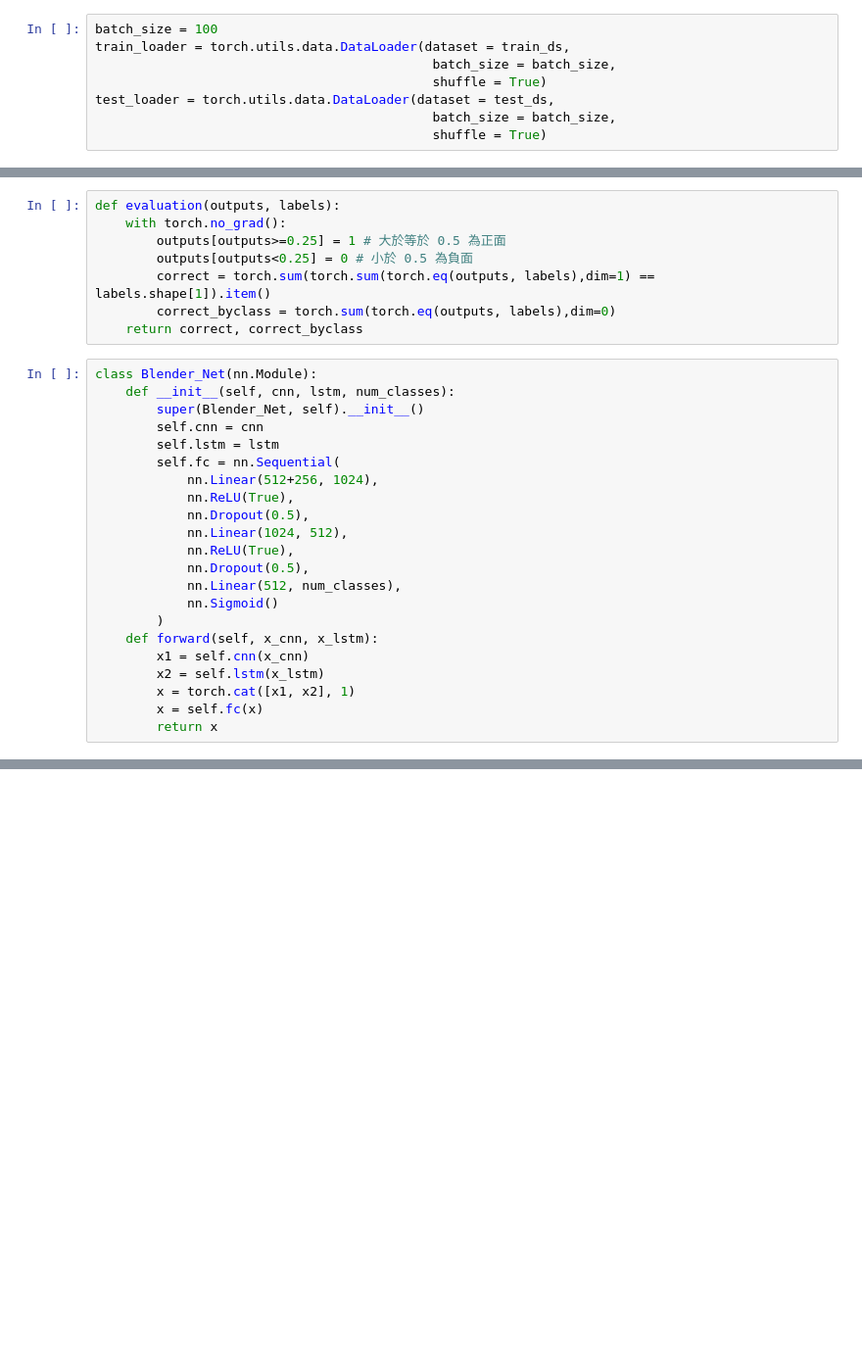
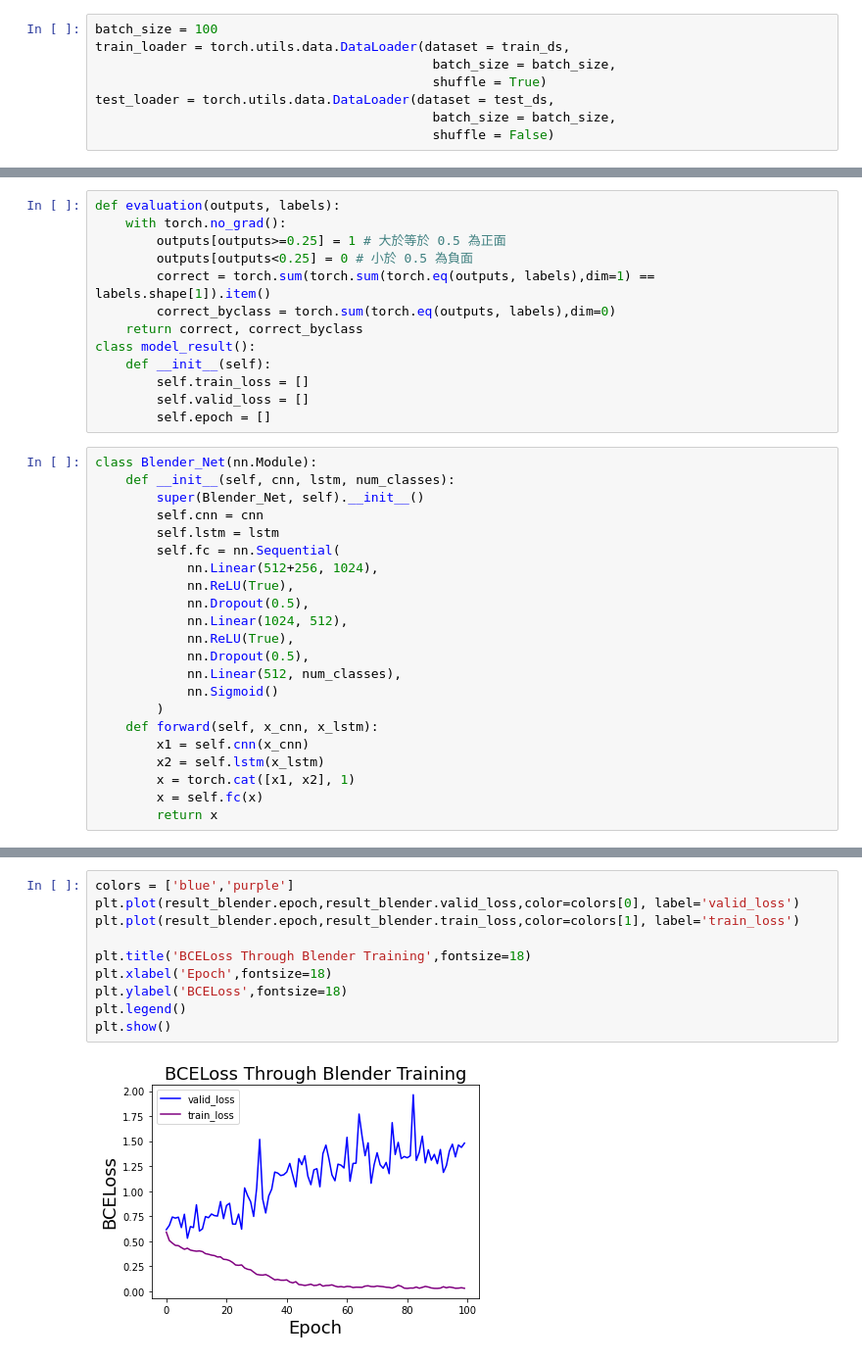
Before and after one commit to J-HowHuang/anime-voice, a Jupyter notebook: audio_feature.ipynb, the cells around one changed output, grey strips where cells are left out. Shown at 98% size. Cells and saved outputs as stored; diff of their text form; blank space fills up the shorter version.

```diff
--- a/audio_feature.ipynb
+++ b/audio_feature.ipynb
@@ -266,7 +268,7 @@ train_loader = torch.utils.data.DataLoader(dataset = train_ds,
                                             shuffle = True)
 test_loader = torch.utils.data.DataLoader(dataset = test_ds,
                                             batch_size = batch_size,
-                                            shuffle = True)
+                                            shuffle = False)
 # %% [markdown]
 ## Training
 # %% [markdown]
@@ -283,6 +285,11 @@ def evaluation(outputs, labels):
         correct = torch.sum(torch.sum(torch.eq(outputs, labels),dim=1) == labels.shape[1]).item()
         correct_byclass = torch.sum(torch.eq(outputs, labels),dim=0)
     return correct, correct_byclass
+class model_result():
+    def __init__(self):
+        self.train_loss = []
+        self.valid_loss = []
+        self.epoch = []
 # %%
 class Blender_Net(nn.Module):
     def __init__(self, cnn, lstm, num_classes):
@@ -622 +539,13 @@ for j in range(nlabels):
+# %%
+colors = ['blue','purple']
+plt.plot(result_blender.epoch,result_blender.valid_loss,color=colors[0], label='valid_loss')
+plt.plot(result_blender.epoch,result_blender.train_loss,color=colors[1], label='train_loss')
+
+plt.title('BCELoss Through Blender Training',fontsize=18)
+plt.xlabel('Epoch',fontsize=18)
+plt.ylabel('BCELoss',fontsize=18)
+plt.legend()
+plt.show()
+# %% [output]
+[figure, added]
 # %%
```
Also changed, not shown: parts of 25 cells of this notebook, 11 other files.
